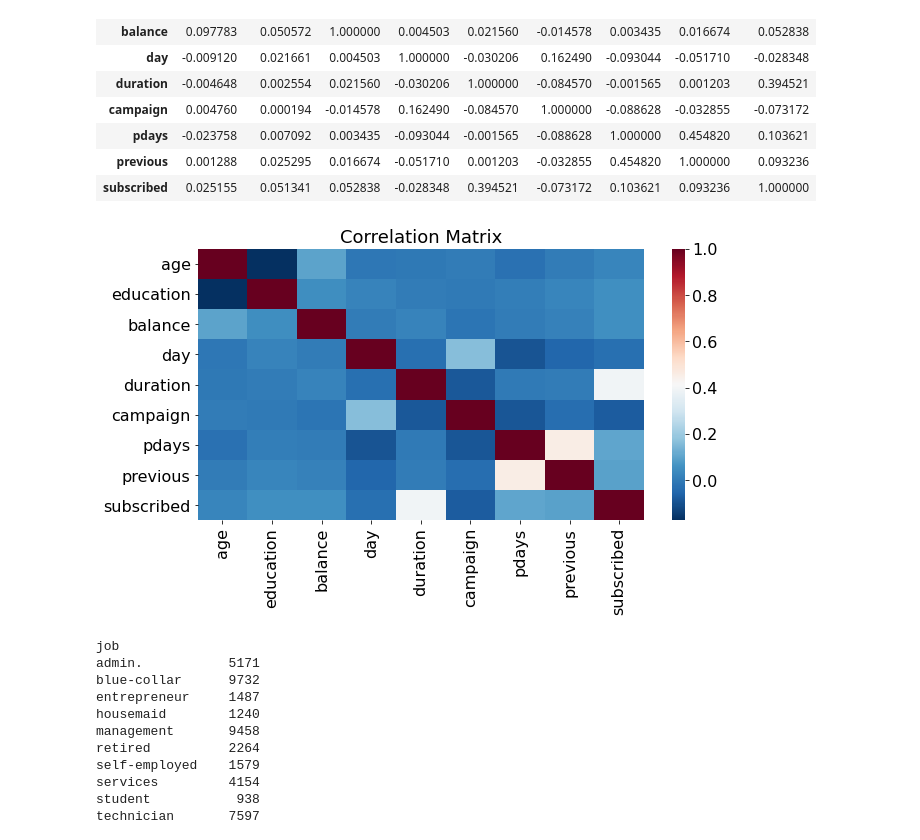
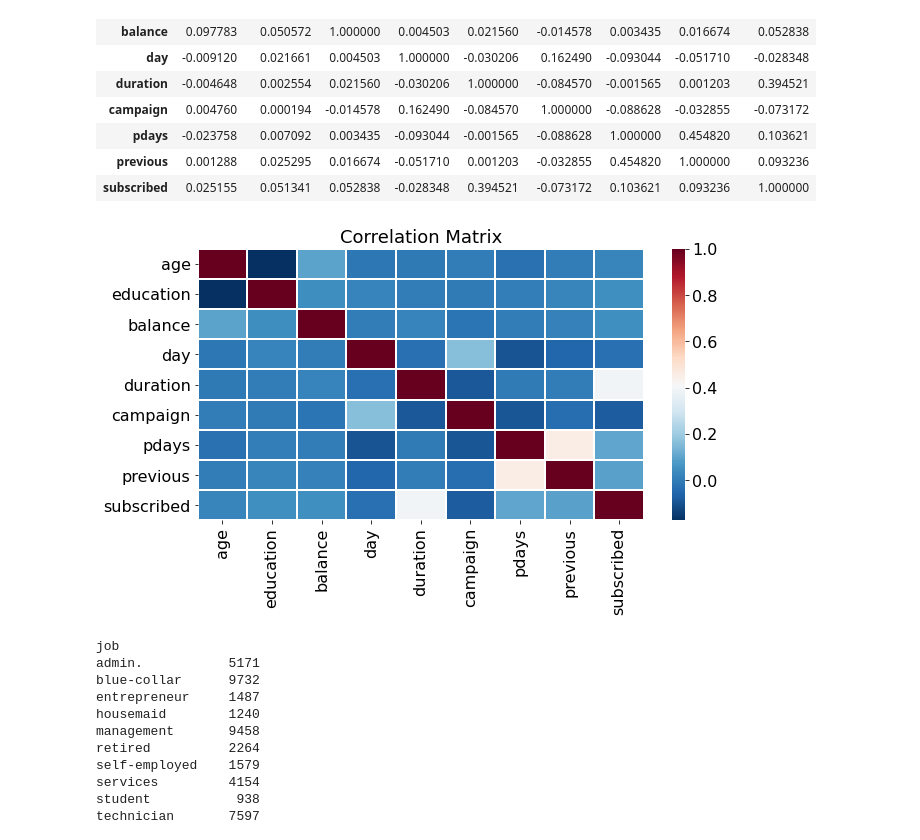
Before and after one commit to pankajvma/MiniProjects, a Jupyter notebook: Bank-Marketing-Prediction/Bank-marketing-predict-term-deposit.ipynb, the cells around one changed output. Cells and saved outputs as stored; diff of their text form; code cells hidden in the pictures.

```diff
--- a/Bank-Marketing-Prediction/Bank-marketing-predict-term-deposit.ipynb
+++ b/Bank-Marketing-Prediction/Bank-marketing-predict-term-deposit.ipynb
@@ -524,11 +567,11 @@ df.corr()
 | subscribed | 0.025155 | 0.051341 | 0.052838 | -0.028348 | 0.394521 | -0.073172 | 0.103621 | 0.093236 | 1.000000 |
 # %%
 plt.subplots(figsize=(10,5))
-sns.heatmap(df.corr(), cbar=True, cmap="RdBu_r")
+sns.heatmap(df.corr(), cbar=True, cmap="RdBu_r", linewidths=1)
 plt.title("Correlation Matrix", fontsize=18)
 plt.show()
 # %% [output]
-[figure, old version]
+[figure, new version]
 # %%
 # frequency of particular value in a columns where
 for column in check_value_occerrence:
```
Also changed, not shown: parts of 52 cells of this notebook, 54 other files.
